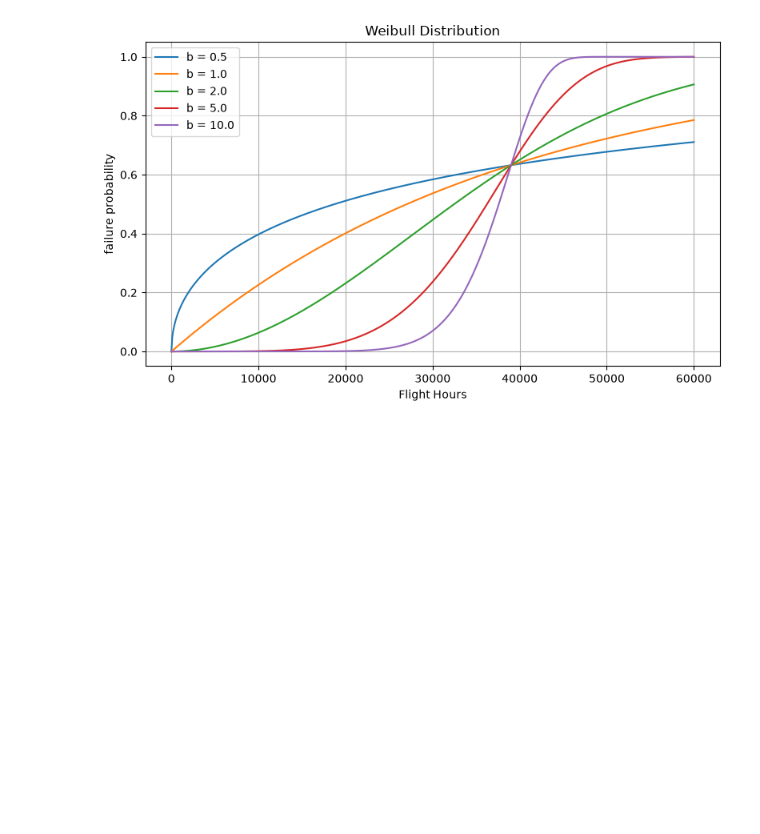
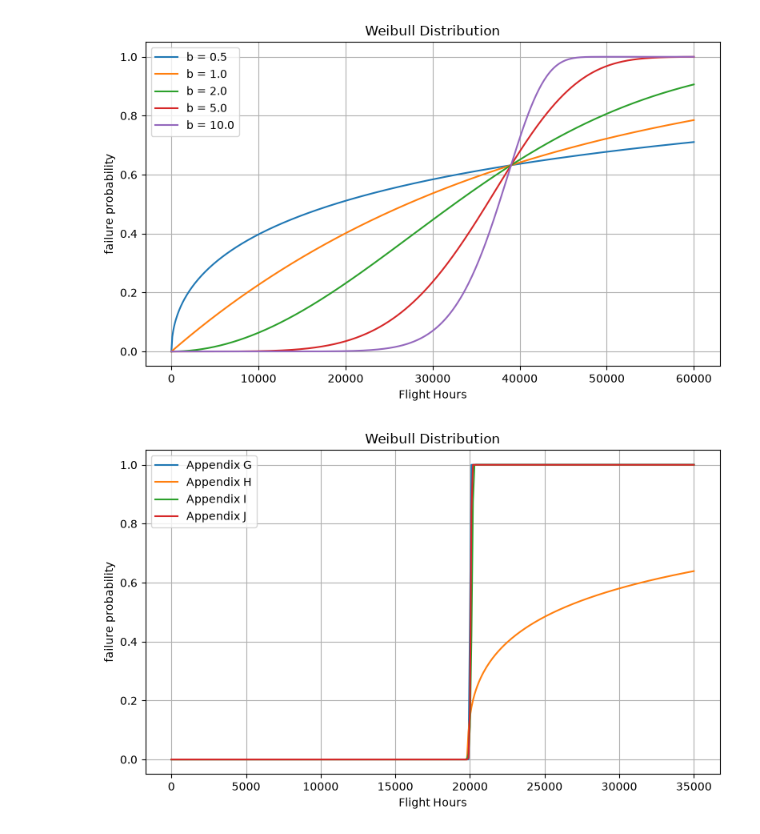
Before and after one commit to janhelfenstein/weibull-tool, a Jupyter notebook: weibull-1.ipynb, the cells around one changed output. Cells and saved outputs as stored; diff of their text form; code cells hidden in the pictures; blank space fills up the shorter version.

Commit message:
updated weibull notebook to show plots of app G to app J

```diff
--- a/weibull-1.ipynb
+++ b/weibull-1.ipynb
@@ -3,5 +3,8 @@ Plot weibull functions
 # %%
 # sanity check
 print("Hello World")
+
+for i in range(5):
+    print(i)
 # %% [output]
 Hello World
@@ -15,14 +23,14 @@ import pandas as pd
 def weibull_cdf(t, t0, T, b):
     """
     Weibull cumulative distribution function:
-    F(t) = 1 - exp(-((t - t0)/T)^b)
+    F(t) = 1 - exp(-((t - t0)/(T-t0)^b)
 
     F(t) = 0 for t < t0
     """
     F = np.zeros_like(t, dtype=float)
 
     valid = t >= t0
-    F[valid] = 1 - np.exp(-((t[valid] - t0) / T) ** b)
+    F[valid] = 1 - np.exp(-((t[valid] - t0) / (T-t0)) ** b)
 
     return F
 
@@ -72,3 +80,32 @@ plt.show()
 # %% [output]
 [figure]
 [figure]
+# %%
+# visualize Weibull functions for Appendices G, H, I, J
+
+# Time axis
+t_3 = np.linspace(0, 35000, 351)
+
+
+# parameters of different appendices G, H, I, J
+appendices = ["G", "H", "I", "J"]
+t0 = [19858, 19857, 19307, 19772]
+b = [21.474, 0.4, 11.318, 6.214]
+T_G = [20003, 34286, 20144, 20069]
+
+
+plt.figure(figsize=(8, 5))
+for i in range(4):
+    F_i = weibull_cdf(t_3, t0[i], T_G[i], b[i])
+    plt.plot(t_3, F_i, label=f"Appendix {appendices[i]}")
+
+plt.title("Weibull Distribution")
+plt.xlabel("Flight Hours")
+plt.ylabel("failure probability")
+plt.grid(True)
+plt.legend()
+plt.tight_layout()
+
+plt.show()
+# %% [output]
+[figure, added]
```
Also changed, not shown: parts of 1 cell of this notebook.
